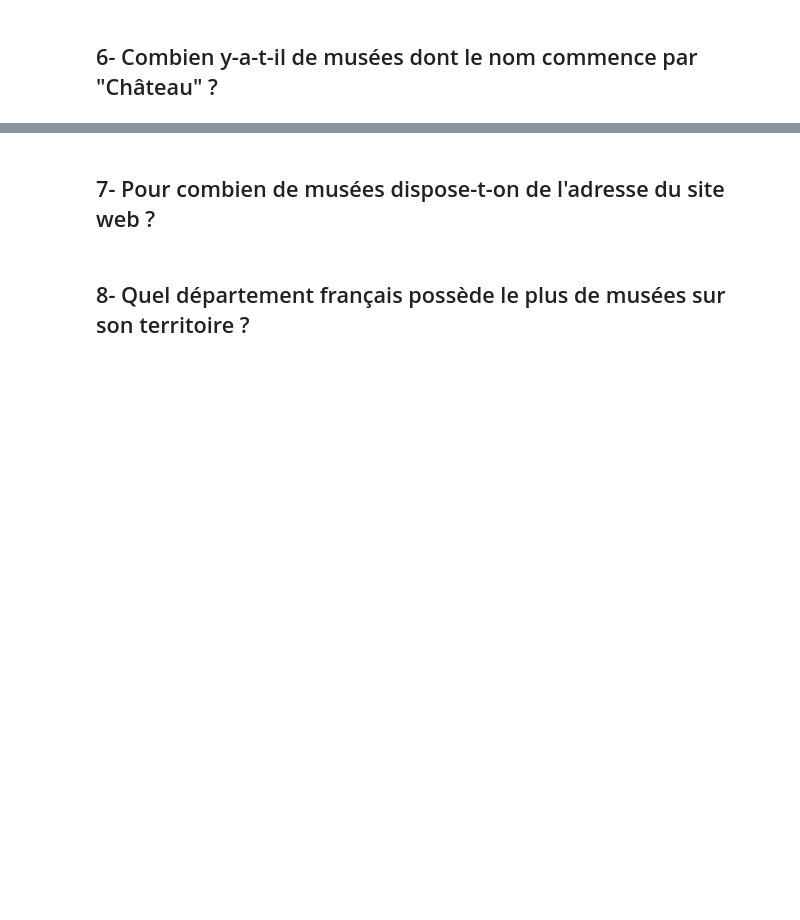
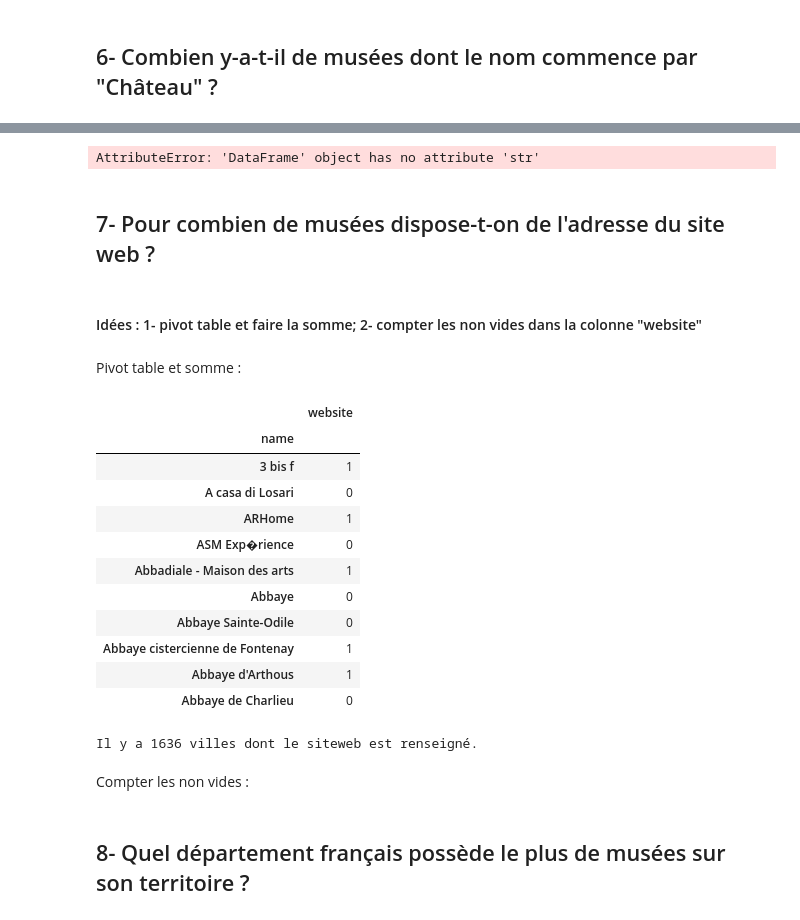
Before and after one commit to FrancisLGZ/MuseumData, a Jupyter notebook: exoMusees.ipynb, the cells around one changed output, grey strips where cells are left out. Cells and saved outputs as stored; diff of their text form; code cells hidden in the pictures; blank space fills up the shorter version.

```diff
--- a/exoMusees.ipynb
+++ b/exoMusees.ipynb
@@ -170,4 +199,36 @@ len(cityMuseumName)
+# %%
+data.str.startswith('Ch')
+# %% [output]
+AttributeError: 'DataFrame' object has no attribute 'str'
 # %% [markdown]
 ## 7- Pour combien de musées dispose-t-on de l'adresse du site web ?
+# %% [markdown]
+#### Idées : 1- pivot table et faire la somme; 2- compter les non vides dans la colonne "website"
+# %% [markdown]
+Pivot table et somme :
+# %%
+websiteMuseum = data.pivot_table(index='name', values='website', aggfunc="count")
+# %%
+websiteMuseum.head(10)
+# %% [output]
+|  | website |
+| name |  |
+| 3 bis f | 1 |
+| A casa di Losari | 0 |
+| ARHome | 1 |
+| ASM Exp�rience | 0 |
+| Abbadiale - Maison des arts | 1 |
+| Abbaye | 0 |
+| Abbaye Sainte-Odile | 0 |
+| Abbaye cistercienne de Fontenay | 1 |
+| Abbaye d'Arthous | 1 |
+| Abbaye de Charlieu | 0 |
+# %%
+sumWebsite = websiteMuseum["website"].sum()
+print("Il y a",sumWebsite, "villes dont le siteweb est renseigné.")
+# %% [output]
+Il y a 1636 villes dont le siteweb est renseigné.
+# %% [markdown]
+Compter les non vides :
 # %% [markdown]
 ## 8- Quel département français possède le plus de musées sur son territoire ?
```
Also changed, not shown: parts of 24 cells of this notebook.
